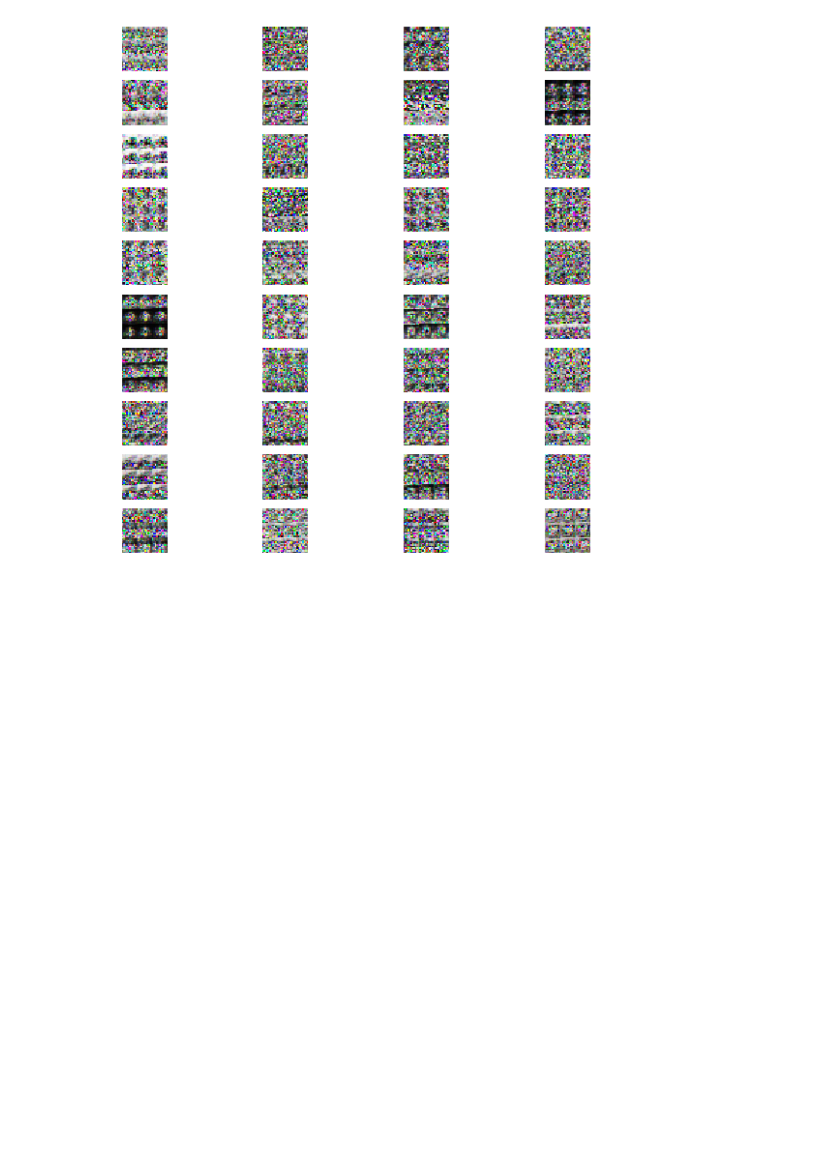
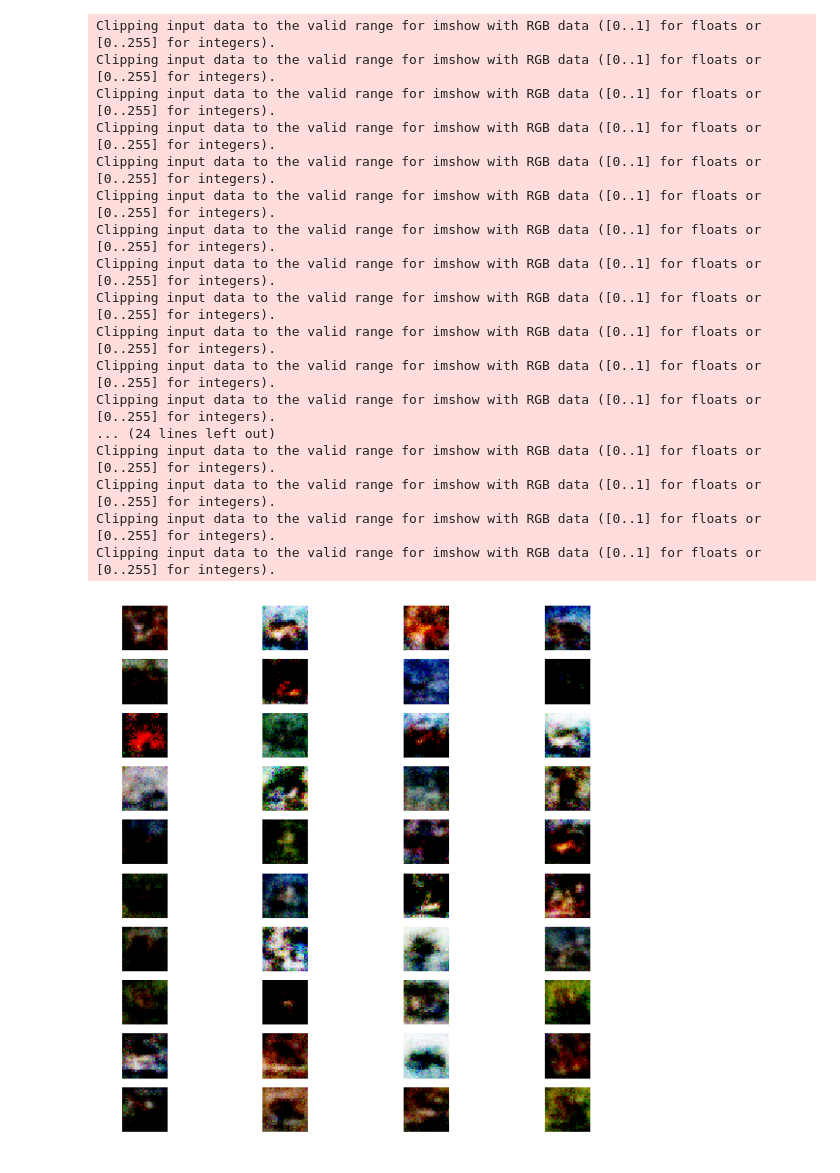
Before and after one commit to sofa13/csi5138_a4, a Jupyter notebook: GAN-CIFAR10.ipynb, the cells around one changed output. Saved outputs shown, nothing was run; the diff lists cells and outputs as text; code cells hidden in the pictures; blank space fills up the shorter version.

```diff
--- a/GAN-CIFAR10.ipynb
+++ b/GAN-CIFAR10.ipynb
@@ -27,34 +43,39 @@ np.random.seed(1000)
 
 # The results are a little better when the dimensionality of the random vector is only 10.
 # The dimensionality has been left at 100 for consistency with other GAN implementations.
-randomDim = 100
+randomDim = 10
 
 # Load CIFAR10 data
 (X_train, y_train), (X_test, y_test) = cifar10.load_data()
-X_train = (X_train.astype(np.float32) - 127.5)/127.5
-X_train = X_train.reshape(50000, 3072)
+X_train = X_train.reshape(50000, 3, 32, 32).transpose(0,2,3,1).astype("uint8")
+im_shape = X_train[0].shape
+input_dim = np.prod(im_shape)
+original_dim = input_dim
+X_train = (X_train.astype('float32') - 127.5)/127.5
+X_train = X_train.reshape(X_train.shape[0], input_dim)
+print(X_train.shape)
 
 #Optimizer
 adam = Adam(lr=0.0002, beta_1=0.5)
 
 generator = Sequential()
-generator.add(Dense(1024, input_dim=randomDim, kernel_initializer=initializers.RandomNormal(stddev=0.02)))
+generator.add(Dense(256, input_dim=randomDim, kernel_initializer=initializers.RandomNormal(stddev=0.02)))
 generator.add(LeakyReLU(0.2))
-generator.add(Dense(2048))
+generator.add(Dense(512))
 generator.add(LeakyReLU(0.2))
-generator.add(Dense(4096))
+generator.add(Dense(1024))
 generator.add(LeakyReLU(0.2))
 generator.add(Dense(3072, activation='tanh'))
 generator.compile(loss='binary_crossentropy', optimizer=adam)
 
 discriminator = Sequential()
-discriminator.add(Dense(4096, input_dim=3072, kernel_initializer=initializers.RandomNormal(stddev=0.02)))
+discriminator.add(Dense(1024, input_dim=3072, kernel_initializer=initializers.RandomNormal(stddev=0.02)))
 discriminator.add(LeakyReLU(0.2))
 discriminator.add(Dropout(0.3))
-discriminator.add(Dense(2048))
+discriminator.add(Dense(512))
 discriminator.add(LeakyReLU(0.2))
 discriminator.add(Dropout(0.3))
-discriminator.add(Dense(1024))
+discriminator.add(Dense(256))
 discriminator.add(LeakyReLU(0.2))
 discriminator.add(Dropout(0.3))
 discriminator.add(Dense(1, activation='sigmoid'))
@@ -115,7 +136,8 @@ def train(epochs=1, batchSize=128):
 
             # Generate fake CIFAR10 images
             generatedImages = generator.predict(noise)
-            # print np.shape(imageBatch), np.shape(generatedImages)
+            #print(np.shape(imageBatch))
+            #print(np.shape(generatedImages))
             X = np.concatenate([imageBatch, generatedImages])
 
             # Labels for generated and real data
@@ -247,12 +271,29 @@ def plotGeneratedImages(epoch, examples=40, dim=(10, 4), figsize=(10, 10)):
     for i in range(generatedImages.shape[0]):
         plt.subplot(dim[0], dim[1], i+1)
         plt.imshow((generatedImages[i] * 255).astype(np.uint8), interpolation='nearest')
-        #plt.imshow(generatedImages[i], interpolation='nearest')
+        plt.imshow(generatedImages[i], interpolation='nearest')
         plt.axis('off')
     #plt.tight_layout()
     plt.show()
     #plt.savefig('images/gan_generated_image_epoch_%d.png' % epoch)
 # %%
-plotGeneratedImages(20)
+plotGeneratedImages(50)
 # %% [output]
+Clipping input data to the valid range for imshow with RGB data ([0..1] for floats or [0..255] for integers).
+Clipping input data to the valid range for imshow with RGB data ([0..1] for floats or [0..255] for integers).
+Clipping input data to the valid range for imshow with RGB data ([0..1] for floats or [0..255] for integers).
+Clipping input data to the valid range for imshow with RGB data ([0..1] for floats or [0..255] for integers).
+Clipping input data to the valid range for imshow with RGB data ([0..1] for floats or [0..255] for integers).
+Clipping input data to the valid range for imshow with RGB data ([0..1] for floats or [0..255] for integers).
+Clipping input data to the valid range for imshow with RGB data ([0..1] for floats or [0..255] for integers).
+Clipping input data to the valid range for imshow with RGB data ([0..1] for floats or [0..255] for integers).
+Clipping input data to the valid range for imshow with RGB data ([0..1] for floats or [0..255] for integers).
+Clipping input data to the valid range for imshow with RGB data ([0..1] for floats or [0..255] for integers).
+Clipping input data to the valid range for imshow with RGB data ([0..1] for floats or [0..255] for integers).
+Clipping input data to the valid range for imshow with RGB data ([0..1] for floats or [0..255] for integers).
+... (24 lines left out)
+Clipping input data to the valid range for imshow with RGB data ([0..1] for floats or [0..255] for integers).
+Clipping input data to the valid range for imshow with RGB data ([0..1] for floats or [0..255] for integers).
+Clipping input data to the valid range for imshow with RGB data ([0..1] for floats or [0..255] for integers).
+Clipping input data to the valid range for imshow with RGB data ([0..1] for floats or [0..255] for integers).
-[figure, old version]
+[figure, new version]
```
Also changed, not shown: parts of 5 cells of this notebook, 4 other files.
